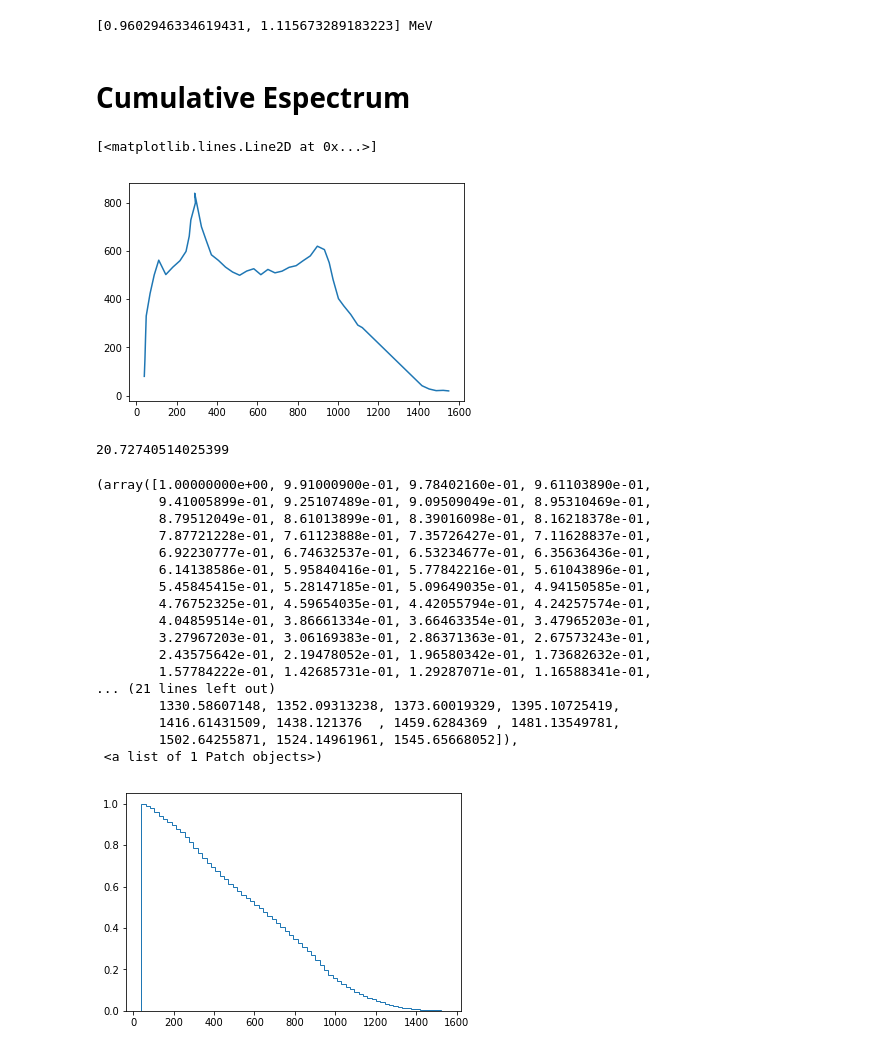
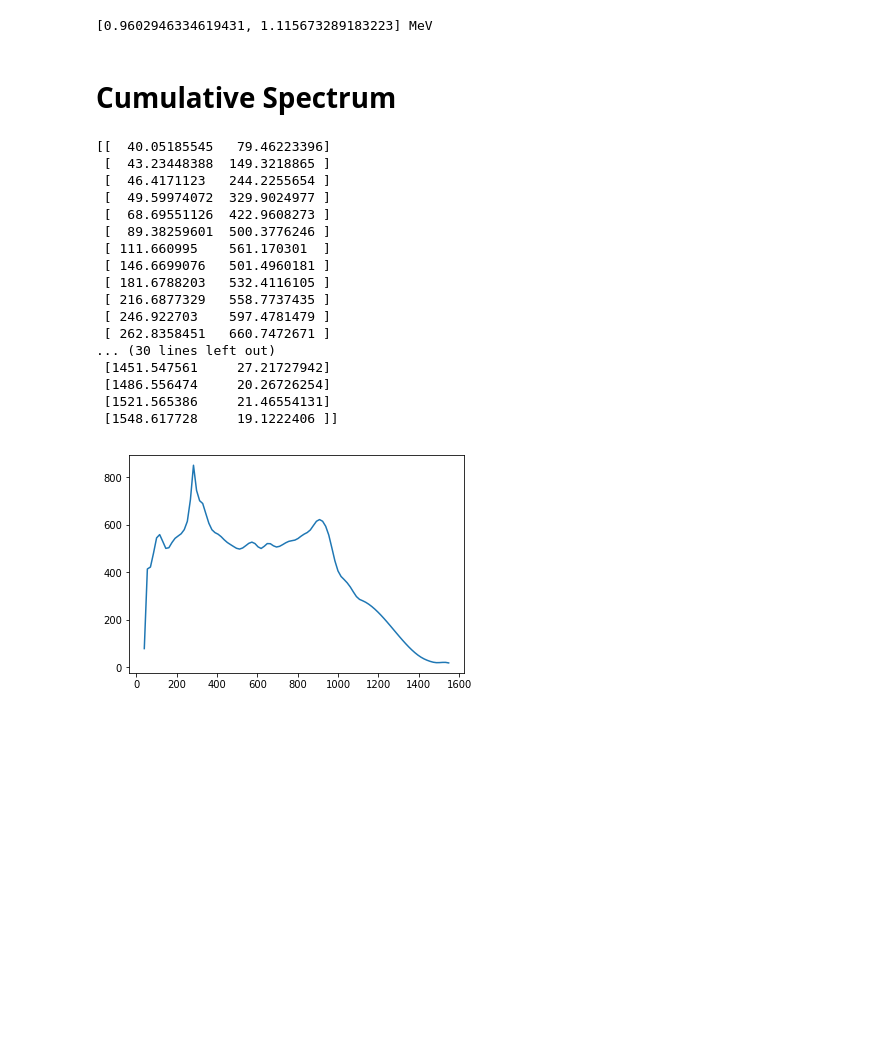
Before and after one commit to LasDes/TP4_Muons, a Jupyter notebook: calculations.ipynb, the cells around one changed output. Saved outputs shown, nothing was run; the diff lists cells and outputs as text; code cells hidden in the pictures; blank space fills up the shorter version.

```diff
--- a/calculations.ipynb
+++ b/calculations.ipynb
@@ -126,19 +126,34 @@ print [electron_E(E) for E in gamma_energies], 'MeV'
 # %% [output]
 [0.9602946334619431, 1.115673289183223] MeV
 # %% [markdown]
-# Cumulative Espectrum
+# Cumulative Spectrum
 # %%
 from scipy import interpolate
 spectrum = np.loadtxt('Co_Spectrum.csv', delimiter =',')
-evaluate_spectrum = interpolate.interp1d(spectrum[:,0], spectrum[:,1])
-plt.plot(spectrum[:,0], spectrum[:,1])
+print spectrum
+def cumulate_spectrum(spectrum):
+    evaluate_spectrum = interpolate.interp1d(spectrum[:,0], spectrum[:,1], kind='cubic')
+    x = np.linspace(spectrum[:,0][0], spectrum[:,0][-1], 100)
+decumulate_spectrum(spectrum)
 # %% [output]
-[<matplotlib.lines.Line2D at 0x...>]
+[[  40.05185545   79.46223396]
+ [  43.23448388  149.3218865 ]
+ [  46.4171123   244.2255654 ]
+ [  49.59974072  329.9024977 ]
+ [  68.69551126  422.9608273 ]
+ [  89.38259601  500.3776246 ]
+ [ 111.660995    561.170301  ]
+ [ 146.6699076   501.4960181 ]
+ [ 181.6788203   532.4116105 ]
+ [ 216.6877329   558.7737435 ]
+ [ 246.922703    597.4781479 ]
+ [ 262.8358451   660.7472671 ]
+... (30 lines left out)
+ [1451.547561     27.21727942]
+ [1486.556474     20.26726254]
+ [1521.565386     21.46554131]
+ [1548.617728     19.1222406 ]]
-[figure, old version]
+[figure, new version]
-# %%
-print evaluate_spectrum(1.5e3)
-# %% [output]
-20.72740514025399
 # %%
 #This function can either print or store the markov chain. For parallel computing it is easier to print.
 def MH_Spectrum_Sampling(spectrum, niter):
@@ -172,22 +184,0 @@ markov = MH_Spectrum_Sampling(spectrum, 10000)
-# %%
-#plt.hist(markov, bins = 70, histtype='step')
-plt.hist(markov, bins = 70, histtype='step', cumulative=-1, normed=True)
-# %% [output]
-(array([1.00000000e+00, 9.91000900e-01, 9.78402160e-01, 9.61103890e-01,
-        9.41005899e-01, 9.25107489e-01, 9.09509049e-01, 8.95310469e-01,
-        8.79512049e-01, 8.61013899e-01, 8.39016098e-01, 8.16218378e-01,
-        7.87721228e-01, 7.61123888e-01, 7.35726427e-01, 7.11628837e-01,
-        6.92230777e-01, 6.74632537e-01, 6.53234677e-01, 6.35636436e-01,
-        6.14138586e-01, 5.95840416e-01, 5.77842216e-01, 5.61043896e-01,
-        5.45845415e-01, 5.28147185e-01, 5.09649035e-01, 4.94150585e-01,
-        4.76752325e-01, 4.59654035e-01, 4.42055794e-01, 4.24257574e-01,
-        4.04859514e-01, 3.86661334e-01, 3.66463354e-01, 3.47965203e-01,
-        3.27967203e-01, 3.06169383e-01, 2.86371363e-01, 2.67573243e-01,
-        2.43575642e-01, 2.19478052e-01, 1.96580342e-01, 1.73682632e-01,
-        1.57784222e-01, 1.42685731e-01, 1.29287071e-01, 1.16588341e-01,
-... (21 lines left out)
-        1330.58607148, 1352.09313238, 1373.60019329, 1395.10725419,
-        1416.61431509, 1438.121376  , 1459.6284369 , 1481.13549781,
-        1502.64255871, 1524.14961961, 1545.65668052]),
- <a list of 1 Patch objects>)
-[figure, removed]
```
Also changed, not shown: parts of 12 cells of this notebook, 1 other file.
